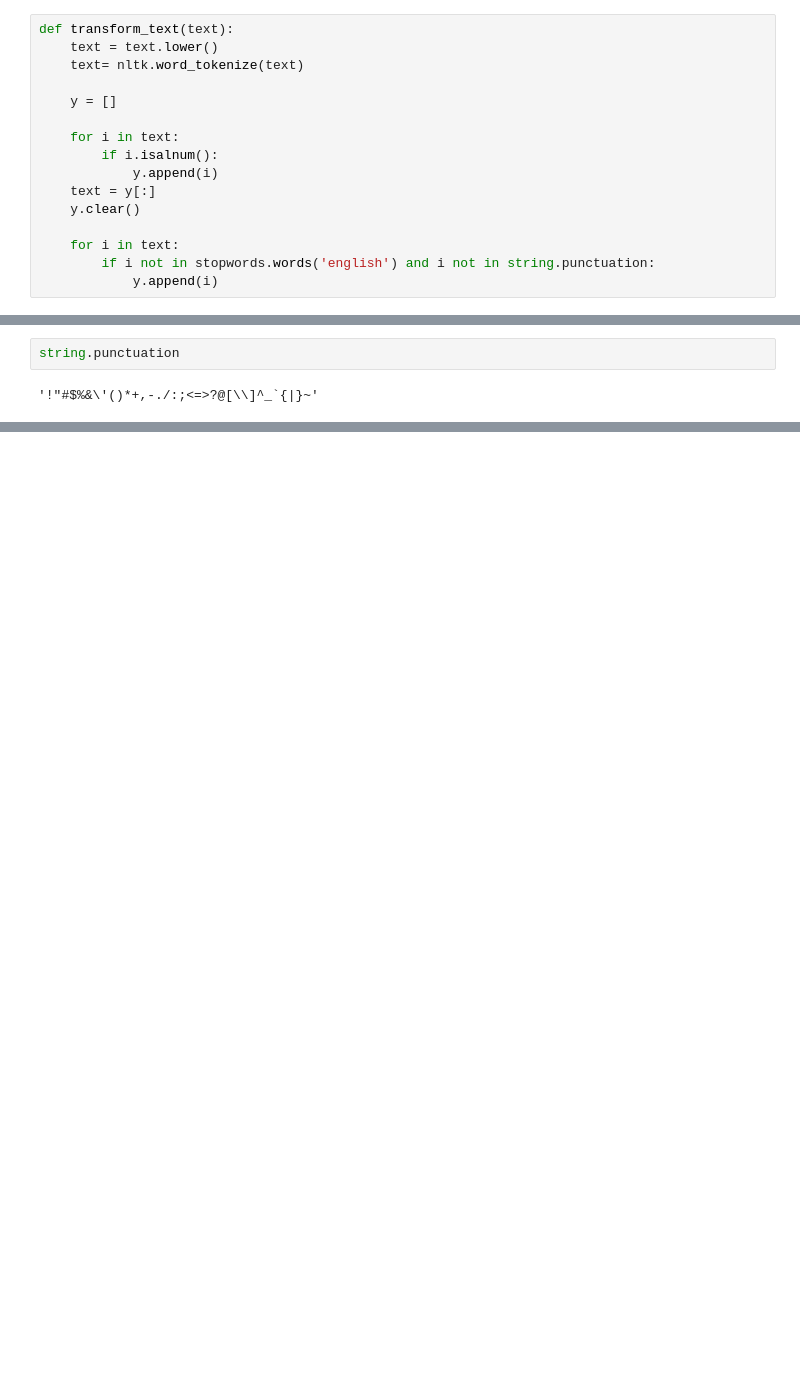
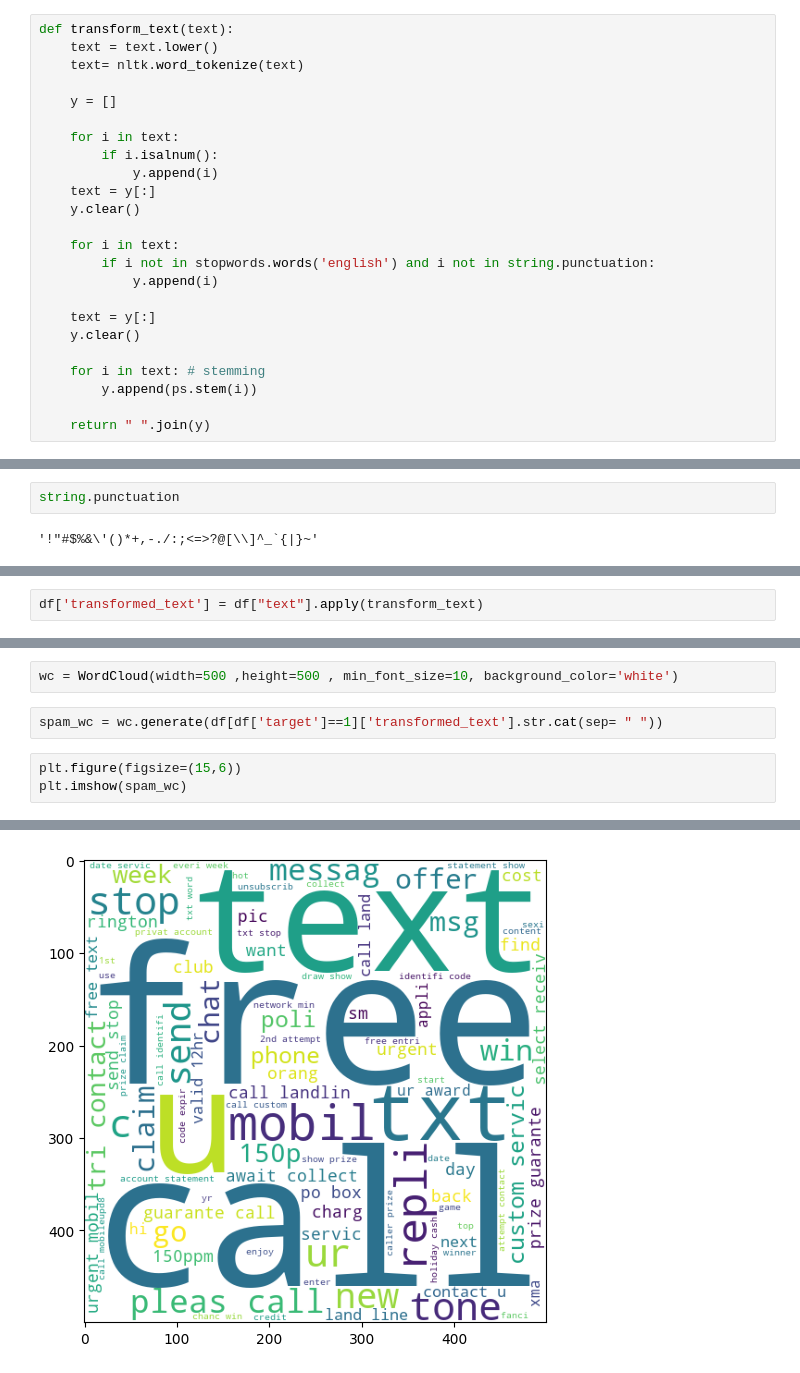
Before and after one commit to Anshsharma25/Spam_classification, a Jupyter notebook: classfication.ipynb, the cells around one changed output, grey strips where cells are left out. Cells and saved outputs as stored; diff of their text form; blank space fills up the shorter version.

```diff
--- a/classfication.ipynb
+++ b/classfication.ipynb
@@ -253,3 +235,11 @@ def transform_text(text):
     for i in text:
         if i not in stopwords.words('english') and i not in string.punctuation:
             y.append(i)
+
+    text = y[:]
+    y.clear()
+
+    for i in text: # stemming
+        y.append(ps.stem(i))
+
+    return " ".join(y)
@@ -259,0 +263,2 @@ string.punctuation
+# %%
+df['transformed_text'] = df["text"].apply(transform_text)
@@ -259,0 +277,8 @@ string.punctuation
+# %%
+wc = WordCloud(width=500 ,height=500 , min_font_size=10, background_color='white')
+# %%
+spam_wc = wc.generate(df[df['target']==1]['transformed_text'].str.cat(sep= " "))
+# %%
+plt.figure(figsize=(15,6))
+plt.imshow(spam_wc)
+# %% [output]
@@ -259,0 +286 @@ string.punctuation
+[figure, added]
```
Also changed, not shown: parts of 40 cells of this notebook, 2 other files.
